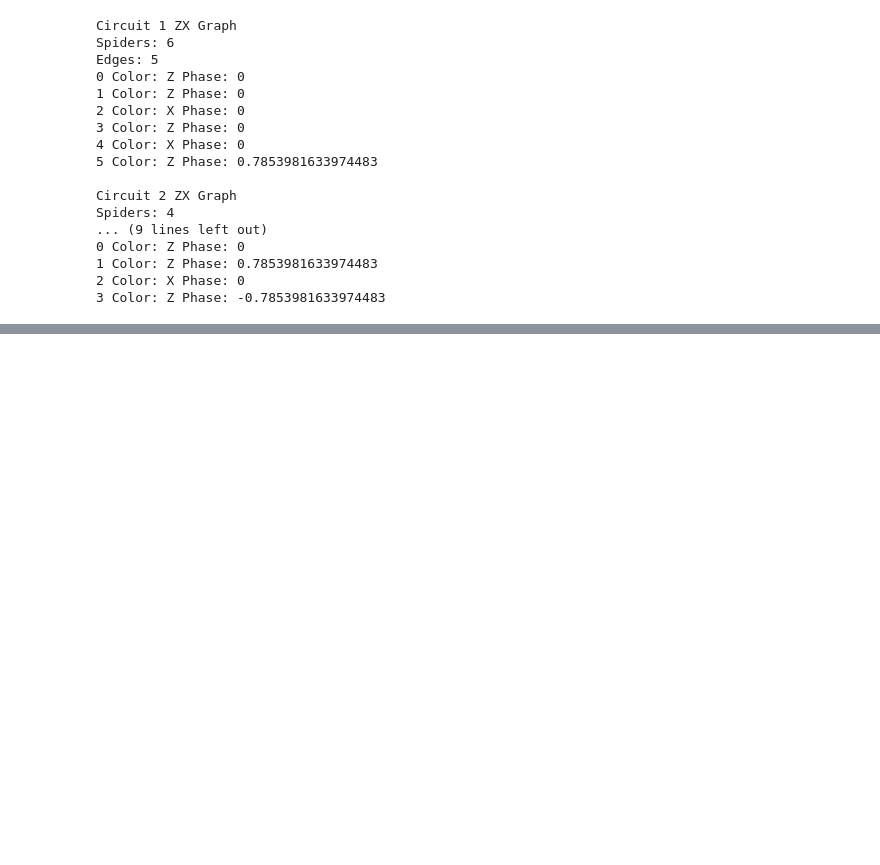
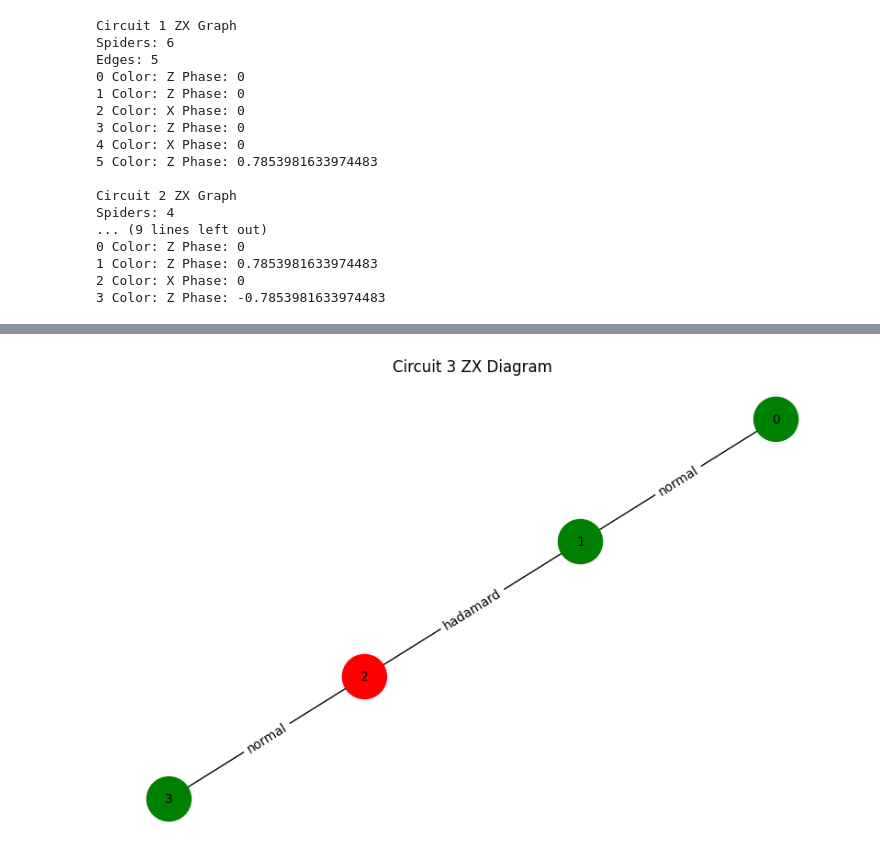
Before and after one commit to Yeabebe/ZX-CENF, a Jupyter notebook: experiments/zx_optimizer.ipynb, the cells around one changed output, grey strips where cells are left out. Cells and saved outputs as stored; diff of their text form; code cells hidden in the pictures; blank space fills up the shorter version.

```diff
--- a/experiments/zx_optimizer.ipynb
+++ b/experiments/zx_optimizer.ipynb
@@ -401,0 +482,7 @@ Spiders: 4
+# %%
+draw_zx_graph(
+    zx3,
+    "Circuit 3 ZX Diagram"
+)
+# %% [output]
+[figure, added]
```
Also changed, not shown: parts of 4 cells of this notebook.
